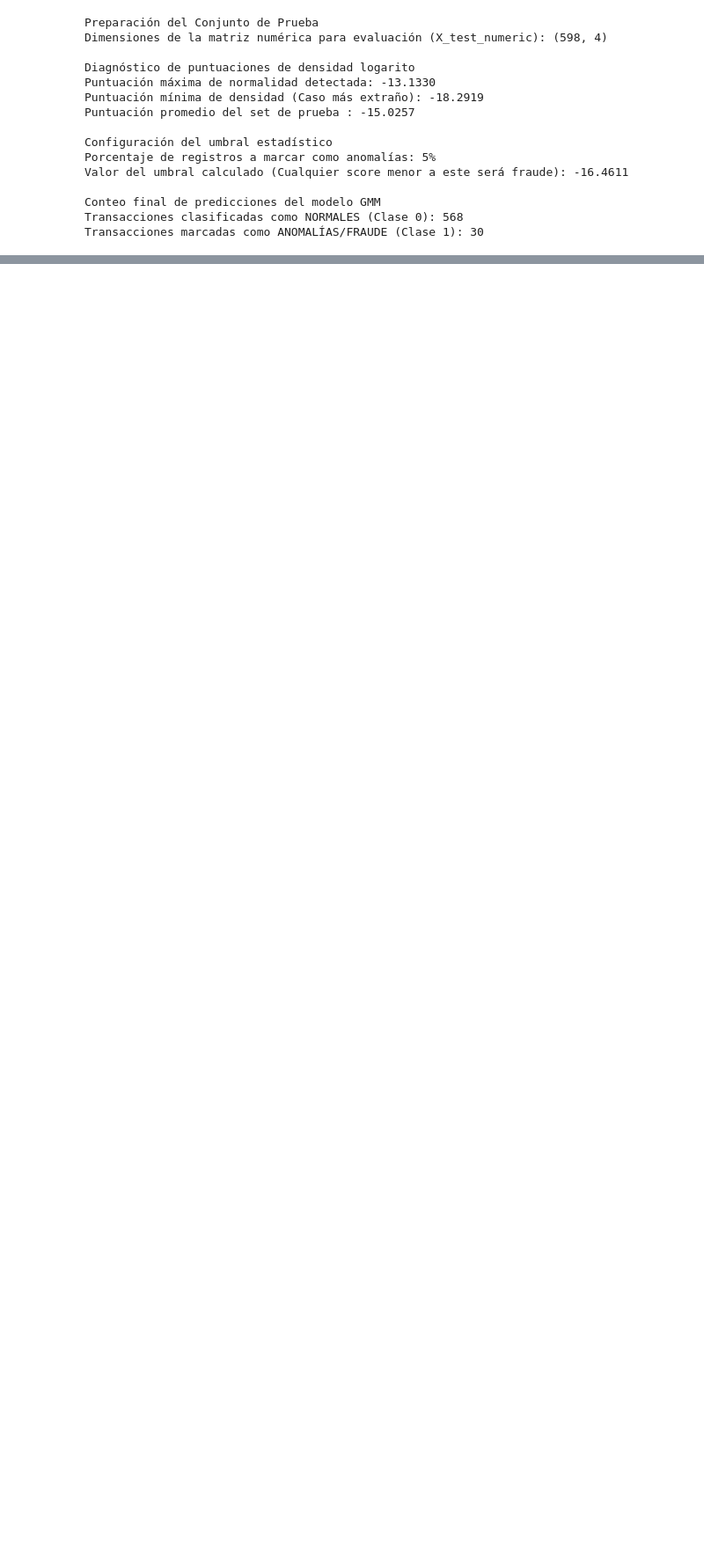
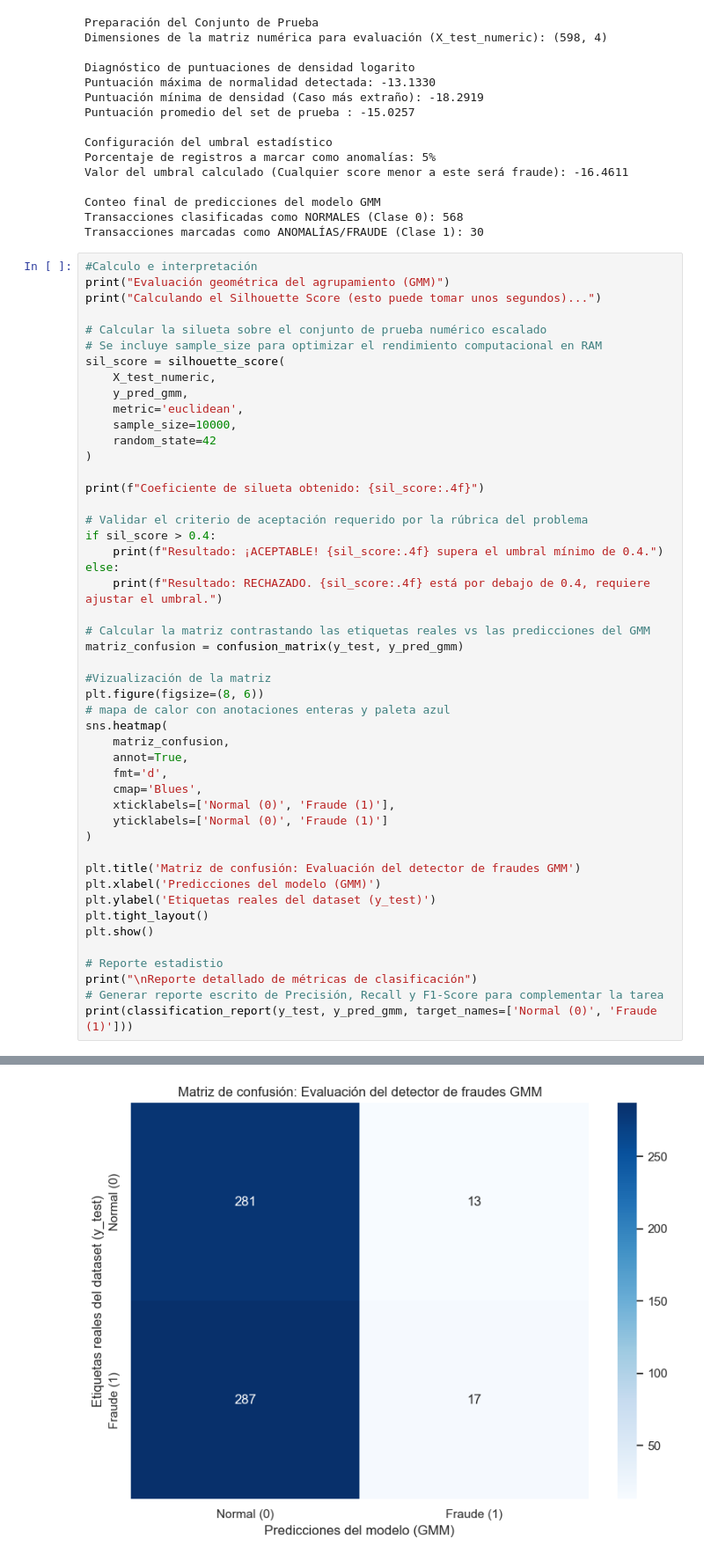
Before and after one commit to JUANPIS008/Deteccion-de-Anomalias-en-transacciones---GMM, a Jupyter notebook: notebooks/01_training.ipynb, the cells around one changed output, grey strips where cells are left out. Shown at 88% size. Drawn from its saved outputs; the diff is of its cells as text; blank space fills up the shorter version.

```diff
--- a/notebooks/01_training.ipynb
+++ b/notebooks/01_training.ipynb
@@ -270,3 +271,52 @@ Valor del umbral calculado (Cualquier score menor a este será fraude): -16.4611
 Conteo final de predicciones del modelo GMM
 Transacciones clasificadas como NORMALES (Clase 0): 568
 Transacciones marcadas como ANOMALÍAS/FRAUDE (Clase 1): 30
+# %%
+#Calculo e interpretación
+print("Evaluación geométrica del agrupamiento (GMM)")
+print("Calculando el Silhouette Score (esto puede tomar unos segundos)...")
+
+# Calcular la silueta sobre el conjunto de prueba numérico escalado
+# Se incluye sample_size para optimizar el rendimiento computacional en RAM
+sil_score = silhouette_score(
+    X_test_numeric,
+    y_pred_gmm,
+    metric='euclidean',
+    sample_size=10000,
+    random_state=42
+)
+
+print(f"Coeficiente de silueta obtenido: {sil_score:.4f}")
+
+# Validar el criterio de aceptación requerido por la rúbrica del problema
+if sil_score > 0.4:
+    print(f"Resultado: ¡ACEPTABLE! {sil_score:.4f} supera el umbral mínimo de 0.4.")
+else:
+    print(f"Resultado: RECHAZADO. {sil_score:.4f} está por debajo de 0.4, requiere ajustar el umbral.")
+
+# Calcular la matriz contrastando las etiquetas reales vs las predicciones del GMM
+matriz_confusion = confusion_matrix(y_test, y_pred_gmm)
+
+#Vizualización de la matriz
+plt.figure(figsize=(8, 6))
+# mapa de calor con anotaciones enteras y paleta azul
+sns.heatmap(
+    matriz_confusion,
+    annot=True,
+    fmt='d',
+    cmap='Blues',
+    xticklabels=['Normal (0)', 'Fraude (1)'],
+    yticklabels=['Normal (0)', 'Fraude (1)']
+)
+
+plt.title('Matriz de confusión: Evaluación del detector de fraudes GMM')
+plt.xlabel('Predicciones del modelo (GMM)')
+plt.ylabel('Etiquetas reales del dataset (y_test)')
+plt.tight_layout()
+plt.show()
+
+# Reporte estadistio
+print("\nReporte detallado de métricas de clasificación")
+# Generar reporte escrito de Precisión, Recall y F1-Score para complementar la tarea
+print(classification_report(y_test, y_pred_gmm, target_names=['Normal (0)', 'Fraude (1)']))
+# %% [output]
@@ -272,0 +327 @@ Transacciones marcadas como ANOMALÍAS/FRAUDE (Clase 1): 30
+[figure, added]
```
Also changed, not shown: parts of 2 cells of this notebook.
